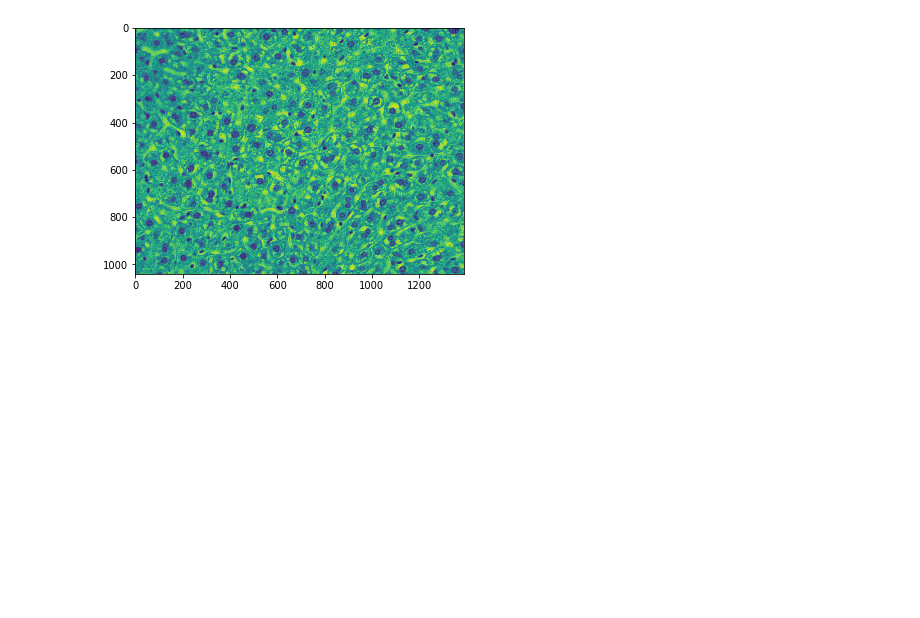
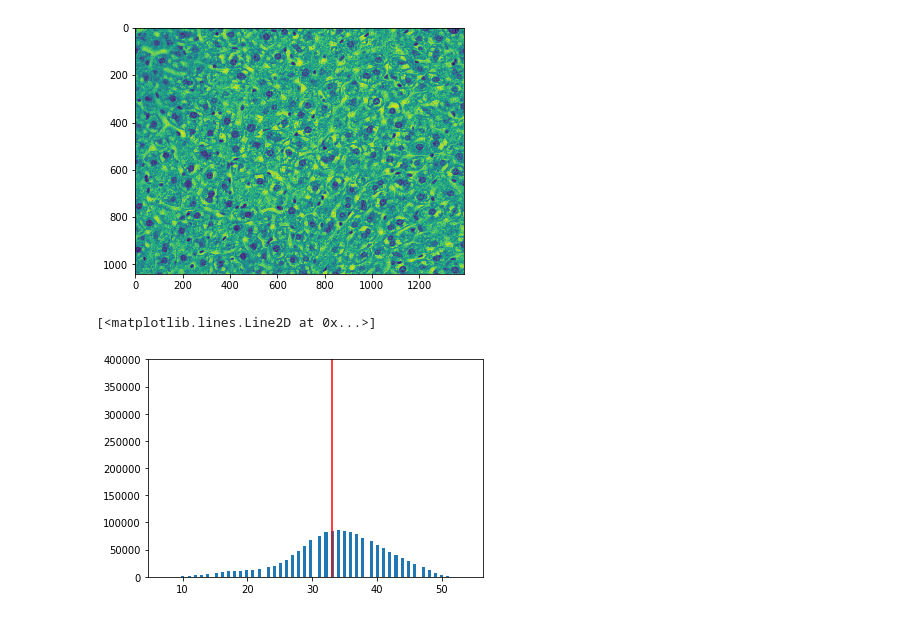
Before and after one commit to moqri/Aging-Cell-Morphology, a Jupyter notebook: plot_raw_image.ipynb, the cells around one changed output. Cells and saved outputs as stored; diff of their text form; code cells hidden in the pictures; blank space fills up the shorter version.

```diff
--- a/plot_raw_image.ipynb
+++ b/plot_raw_image.ipynb
@@ -15,7 +15,21 @@ import matplotlib.pyplot as plt
 
 f = plt.figure(figsize=(20, 20))
 f.add_subplot(1,3, 1)
-plt.imshow(imarray[:,:,1],vmin=7, vmax=54)
+ima=imarray[:,:,1]
+plt.imshow(ima,vmin=7, vmax=54)
 # %% [output]
 <matplotlib.image.AxesImage at 0x...>
 [figure]
+# %%
+from skimage import filters
+def find_threshold(ima):
+    threshold = filters.threshold_otsu(ima)
+    return thresholdr
+
+threshold=find_threshold(ima)
+_=plt.hist(ima.reshape([-1]),100)
+plt.ylim(0,400000)
+plt.plot([threshold,threshold],[0,400000],'r')
+# %% [output]
+[<matplotlib.lines.Line2D at 0x...>]
+[figure, added]
```
Also changed, not shown: parts of 2 cells of this notebook.
